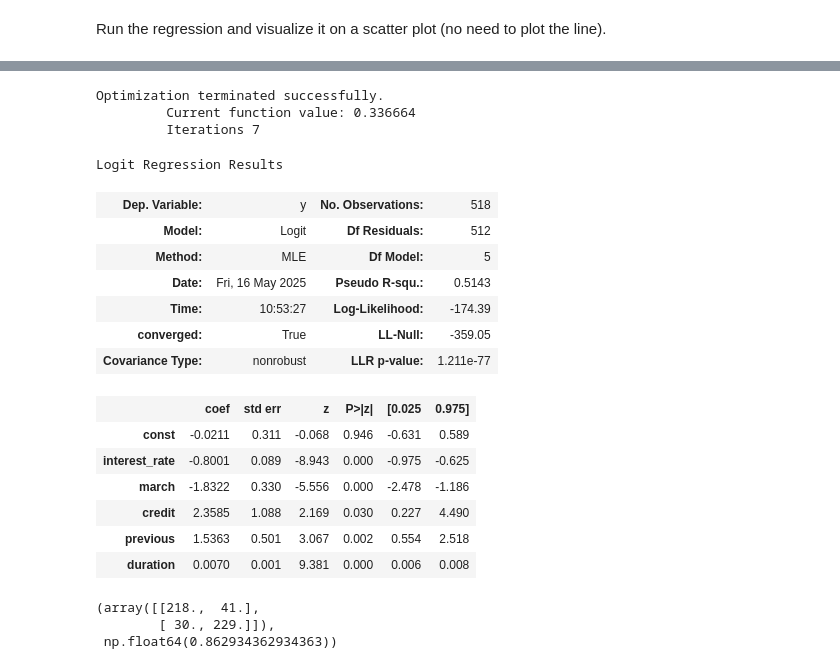
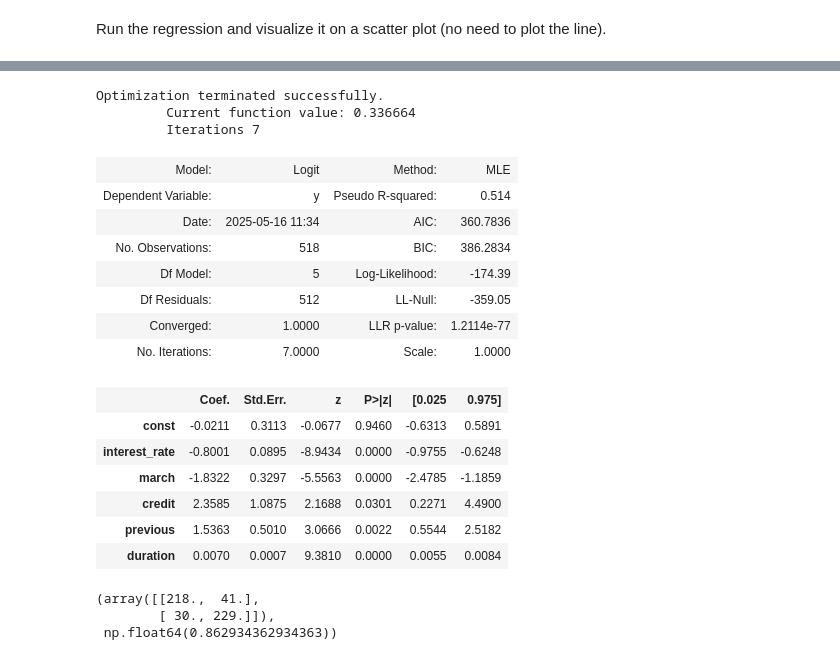
Before and after one commit to indieka900/Data-Science-tutorial, a Jupyter notebook: Logistic Regression/Building+a+Logistic+Regression+-+Exercise.ipynb, the cells around one changed output, grey strips where cells are left out. Drawn from its saved outputs; the diff is of its cells as text; code cells hidden in the pictures.

```diff
--- a/Logistic Regression/Building+a+Logistic+Regression+-+Exercise.ipynb
+++ b/Logistic Regression/Building+a+Logistic+Regression+-+Exercise.ipynb
@@ -23,6 +23,7 @@ sns.set_theme()
 # %% [markdown]
 Load the ‘Example_bank_data.csv’ dataset.
 # %%
-new_data = pd.read_csv('Bank_data.csv')
+data1 = pd.read_csv('Bank_data.csv')
+new_data = data1.drop(columns=['Unnamed: 0'])
 new_data.head()
 # %% [output]
@@ -66,27 +82,27 @@ X1 = data[estimators]
 # %%
 X = sm.add_constant(X1)
 model = sm.Logit(y, X)
 result1 = model.fit()
-result1.summary()
+result1.summary2()
 # %% [output]
 Optimization terminated successfully.
          Current function value: 0.336664
          Iterations 7
-Logit Regression Results
-| Dep. Variable: | y | No. Observations: | 518 |
-| Model: | Logit | Df Residuals: | 512 |
-| Method: | MLE | Df Model: | 5 |
-| Date: | Fri, 16 May 2025 | Pseudo R-squ.: | 0.5143 |
-| Time: | 10:53:27 | Log-Likelihood: | -174.39 |
-| converged: | True | LL-Null: | -359.05 |
-| Covariance Type: | nonrobust | LLR p-value: | 1.211e-77 |
+| Model: | Logit | Method: | MLE |
+| Dependent Variable: | y | Pseudo R-squared: | 0.514 |
+| Date: | 2025-05-16 11:34 | AIC: | 360.7836 |
+| No. Observations: | 518 | BIC: | 386.2834 |
+| Df Model: | 5 | Log-Likelihood: | -174.39 |
+| Df Residuals: | 512 | LL-Null: | -359.05 |
+| Converged: | 1.0000 | LLR p-value: | 1.2114e-77 |
+| No. Iterations: | 7.0000 | Scale: | 1.0000 |
-|  | coef | std err | z | P>|z| | [0.025 | 0.975] |
-| const | -0.0211 | 0.311 | -0.068 | 0.946 | -0.631 | 0.589 |
-| interest_rate | -0.8001 | 0.089 | -8.943 | 0.000 | -0.975 | -0.625 |
-| march | -1.8322 | 0.330 | -5.556 | 0.000 | -2.478 | -1.186 |
-| credit | 2.3585 | 1.088 | 2.169 | 0.030 | 0.227 | 4.490 |
-| previous | 1.5363 | 0.501 | 3.067 | 0.002 | 0.554 | 2.518 |
-| duration | 0.0070 | 0.001 | 9.381 | 0.000 | 0.006 | 0.008 |
+|  | Coef. | Std.Err. | z | P>|z| | [0.025 | 0.975] |
+| const | -0.0211 | 0.3113 | -0.0677 | 0.9460 | -0.6313 | 0.5891 |
+| interest_rate | -0.8001 | 0.0895 | -8.9434 | 0.0000 | -0.9755 | -0.6248 |
+| march | -1.8322 | 0.3297 | -5.5563 | 0.0000 | -2.4785 | -1.1859 |
+| credit | 2.3585 | 1.0875 | 2.1688 | 0.0301 | 0.2271 | 4.4900 |
+| previous | 1.5363 | 0.5010 | 3.0666 | 0.0022 | 0.5544 | 2.5182 |
+| duration | 0.0070 | 0.0007 | 9.3810 | 0.0000 | 0.0055 | 0.0084 |
 # %%
 def confusion_matrix(data,actual_values,model):
 
```
Also changed, not shown: parts of 13 cells of this notebook, 1 other file.
